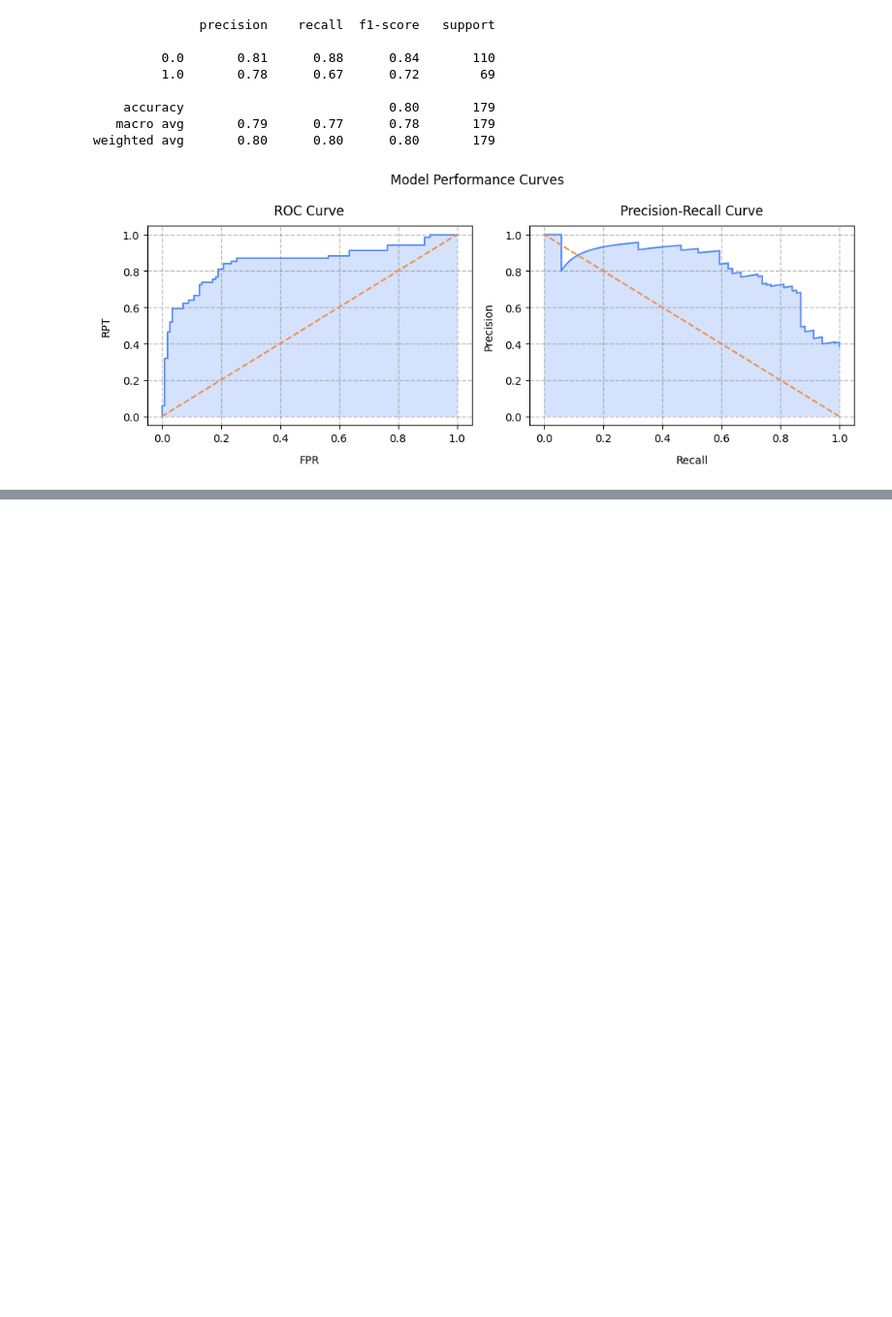
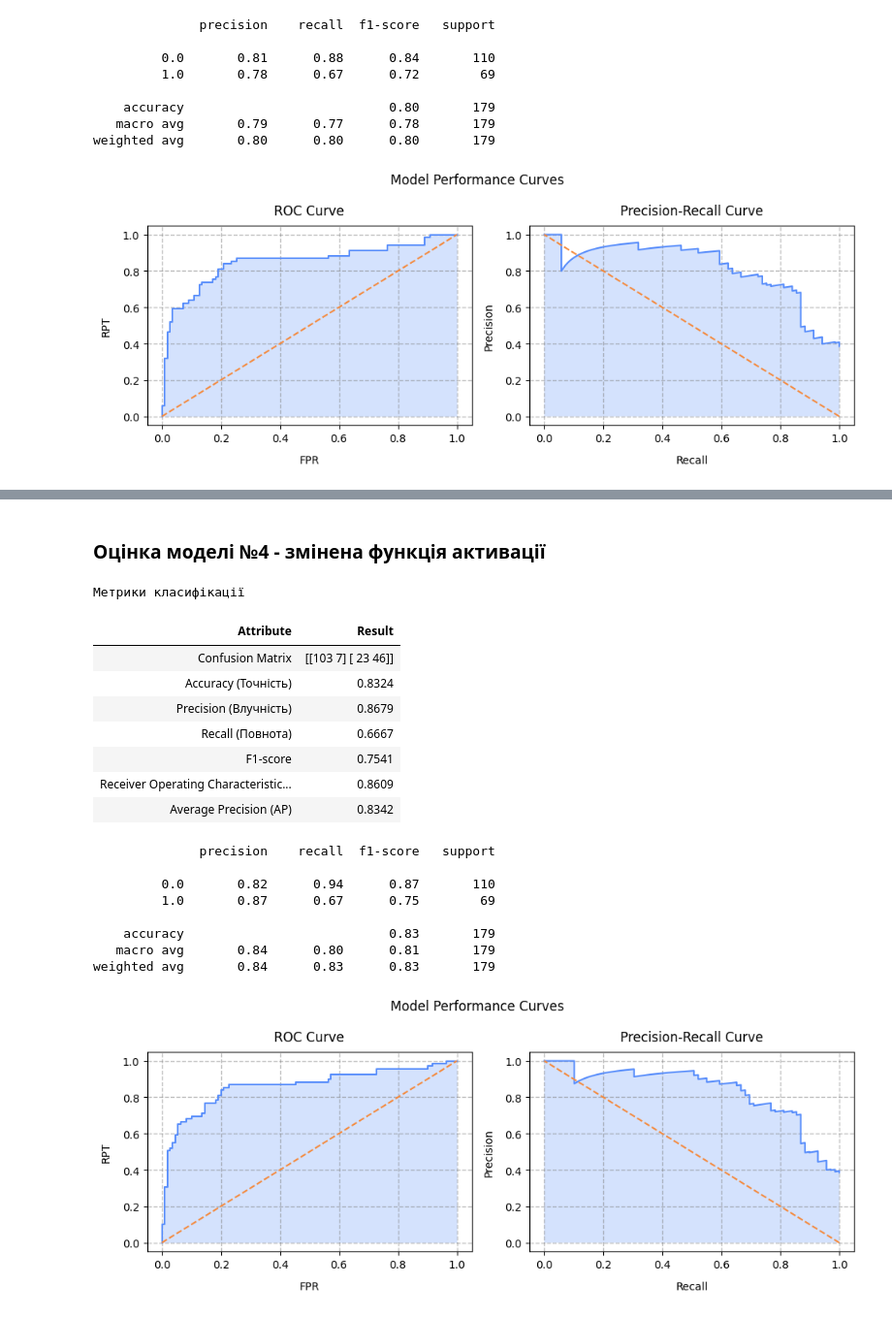
Before and after one commit to BogdanPinchuk/DataScience-PBY_HW21, a Jupyter notebook: Bohdan_Pinchuk_DS_HW21.ipynb, the cells around one changed output, grey strips where cells are left out. Shown at 97% size. Drawn from its saved outputs; the diff is of its cells as text; code cells hidden in the pictures; blank space fills up the shorter version.

```diff
--- a/Bohdan_Pinchuk_DS_HW21.ipynb
+++ b/Bohdan_Pinchuk_DS_HW21.ipynb
@@ -650,0 +949,54 @@ weighted avg       0.80      0.80      0.80       179
+# %%
+# Experiment 4
+
+import torch
+import torch.nn as nn
+import torch.optim as optim
+from tqdm.auto import tqdm
+
+# Input data
+rng_seed = 42
+lr = 0.01
+n_step = 10
+n_epochs = 150
+n_inputs = len(input_data_cols_list)
+
+# Solution
+torch.manual_seed(rng_seed)
+
+model = nn.Sequential(
+    nn.Linear(n_inputs, 16),
+    nn.ELU(),
+    nn.Linear(16, 8),
+    nn.ELU(),
+    nn.Linear(8, 1),
+    nn.Sigmoid()
+)
+
+criterion = nn.BCELoss()
+optimizer = optim.Adam(model.parameters(), lr=lr)
+
+for epoch in tqdm(range(n_epochs), desc="Training"):
+    model.train()
+
+    outputs = model(X_train)
+    loss = criterion(outputs, Y_train)
+
+    optimizer.zero_grad()
+    loss.backward()
+    optimizer.step()
+
+    if (epoch + 1) % n_step == 0:
+        tqdm.write(f"Epoch: {epoch + 1}, Loss: {loss.item():.4f}, Status: {(epoch + 1.0) / n_epochs:.2%}")
+
+model.eval()
+
+with torch.no_grad():
+    Y_prob = model(X_test)
+    Y_pred = (Y_prob >= 0.5).float()
+
+# Print results
+display(Markdown(f"### Оцінка моделі №4 - змінена функція активації"))
+df_exp4 = mn.calc_class_metrics(Y_test, Y_pred, Y_prob)
+# print(model)
+# %% [output]
@@ -650,0 +1018,19 @@ weighted avg       0.80      0.80      0.80       179
+### Оцінка моделі №4 - змінена функція активації
+Метрики класифікації
+| Attribute | Result |
+| Confusion Matrix | [[103 7] [ 23 46]] |
+| Accuracy (Точність) | 0.8324 |
+| Precision (Влучність) | 0.8679 |
+| Recall (Повнота) | 0.6667 |
+| F1-score | 0.7541 |
+| Receiver Operating Characteristic... | 0.8609 |
+| Average Precision (AP) | 0.8342 |
+              precision    recall  f1-score   support
+
+         0.0       0.82      0.94      0.87       110
+         1.0       0.87      0.67      0.75        69
+
+    accuracy                           0.83       179
+   macro avg       0.84      0.80      0.81       179
+weighted avg       0.84      0.83      0.83       179
+[figure, added]
```
Also changed, not shown: parts of 11 cells of this notebook.
